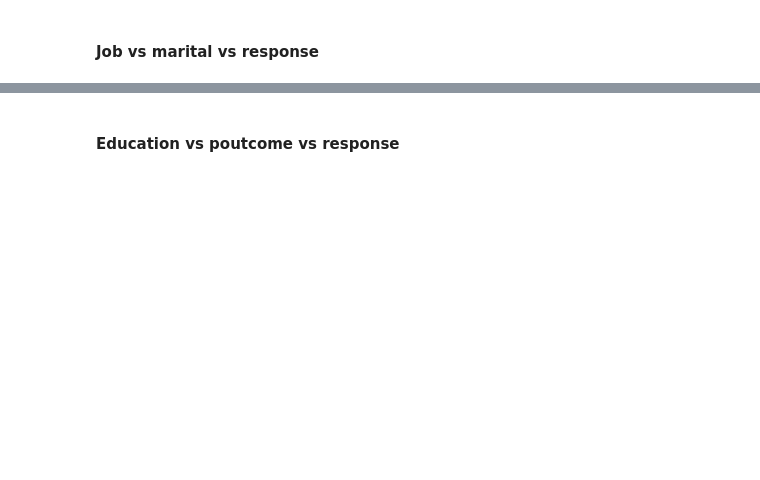
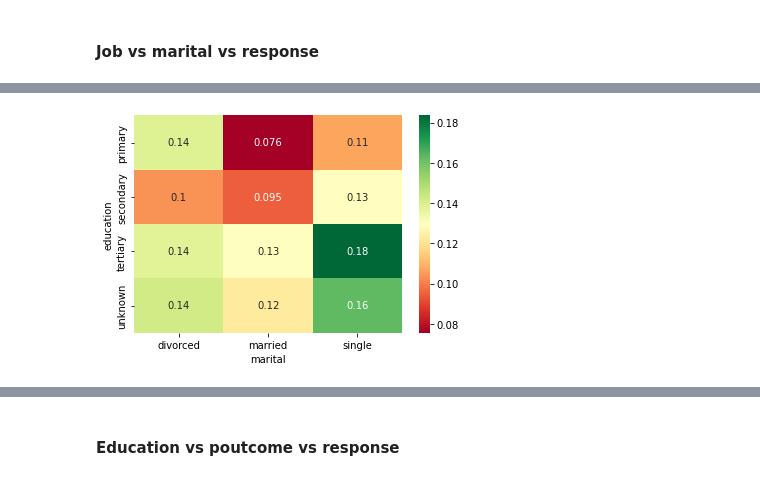
Before and after one commit to deepak7meher/machine-learning, a Jupyter notebook: Bank+Marketing+Campaign.ipynb, the cells around one changed output, grey strips where cells are left out. Cells and saved outputs as stored; diff of their text form; code cells hidden in the pictures; blank space fills up the shorter version.

```diff
--- a/Bank+Marketing+Campaign.ipynb
+++ b/Bank+Marketing+Campaign.ipynb
@@ -865,0 +879,5 @@ plt.show()
+# %%
+sns.heatmap(res, annot=True, cmap="RdYlGn")
+plt.show()
+# %% [output]
+[figure, added]
```
Also changed, not shown: parts of 6 cells of this notebook.
